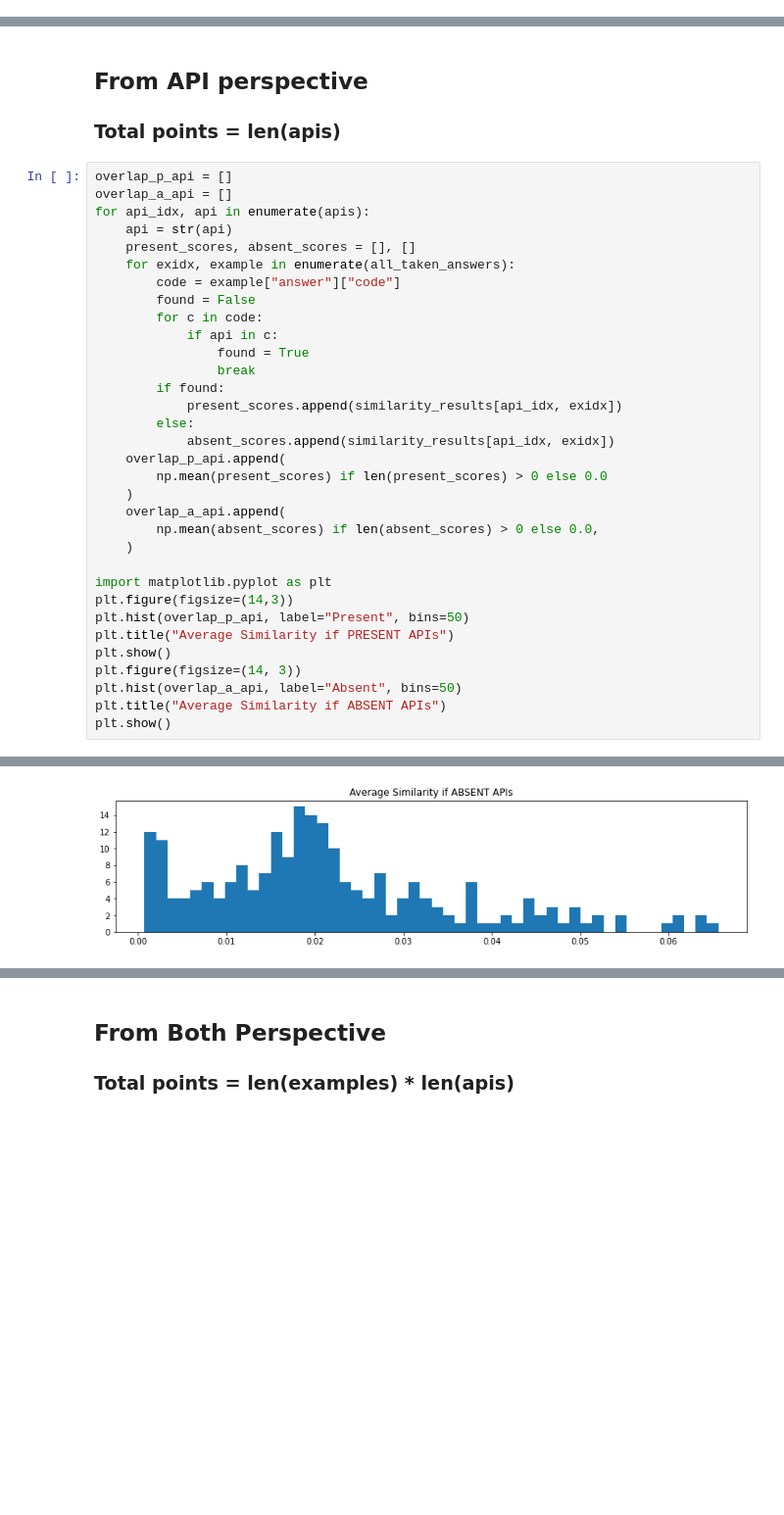
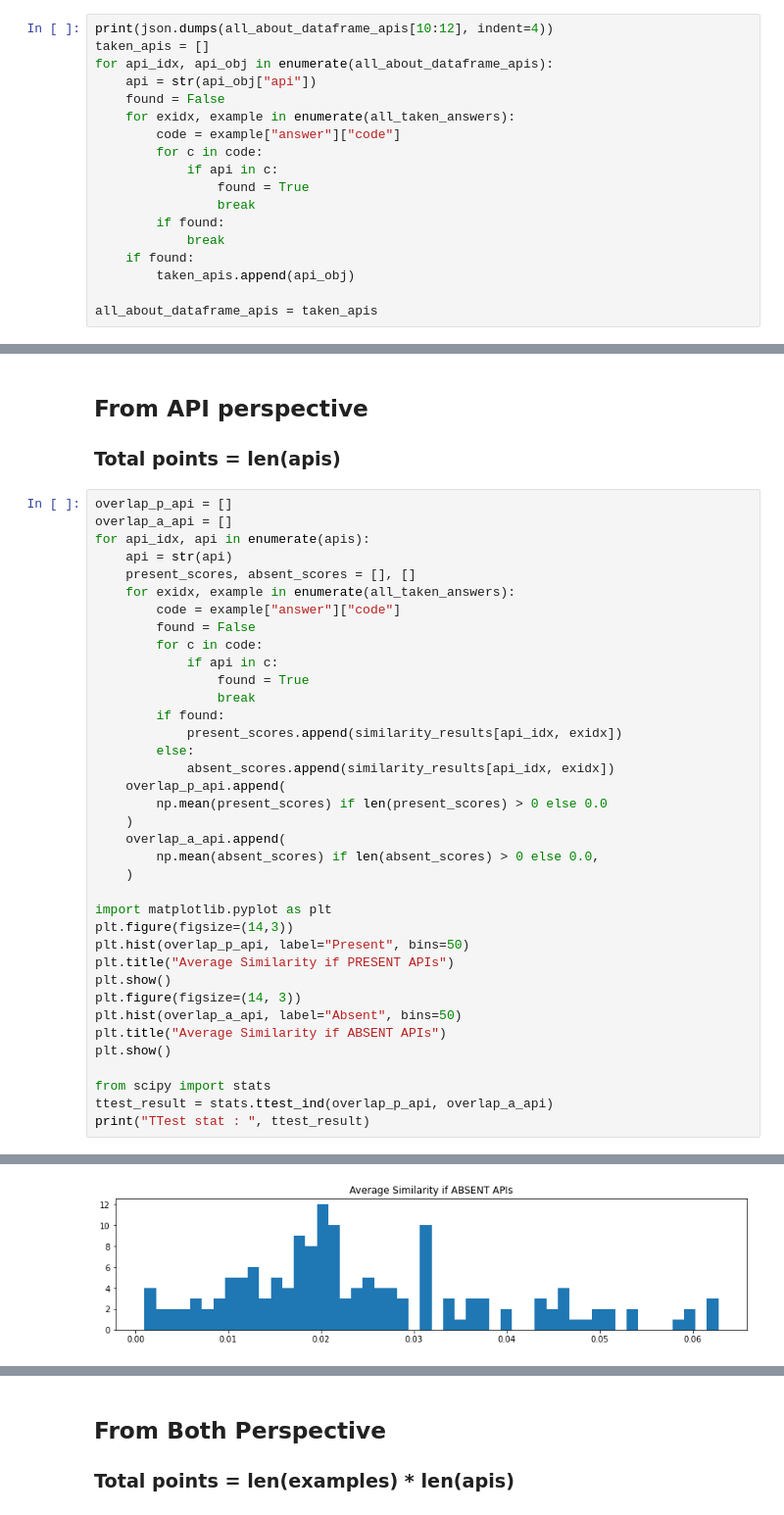
Before and after one commit to saikat107/mahout, a Jupyter notebook: analysis_with_documentation.ipynb, the cells around one changed output, grey strips where cells are left out. Shown at 98% size. Drawn from its saved outputs; the diff is of its cells as text; blank space fills up the shorter version.

Commit message:
T stat result added

```diff
--- a/analysis_with_documentation.ipynb
+++ b/analysis_with_documentation.ipynb
@@ -97,3 +101,21 @@ for part in range(1, 4):
 print(len(all_taken_answers))
 # %% [output]
 659
+# %%
+print(json.dumps(all_about_dataframe_apis[10:12], indent=4))
+taken_apis = []
+for api_idx, api_obj in enumerate(all_about_dataframe_apis):
+    api = str(api_obj["api"])
+    found = False
+    for exidx, example in enumerate(all_taken_answers):
+        code = example["answer"]["code"]
+        for c in code:
+            if api in c:
+                found = True
+                break
+        if found:
+            break
+    if found:
+        taken_apis.append(api_obj)
+
+all_about_dataframe_apis = taken_apis
@@ -270,4 +309,8 @@ plt.figure(figsize=(14, 3))
 plt.hist(overlap_a_api, label="Absent", bins=50)
 plt.title("Average Similarity if ABSENT APIs")
 plt.show()
+
+from scipy import stats
+ttest_result = stats.ttest_ind(overlap_p_api, overlap_a_api)
+print("TTest stat : ", ttest_result)
 # %% [output]
@@ -275 +318 @@ plt.show()
-[figure, old version]
+[figure, new version]
```
Also changed, not shown: parts of 17 cells of this notebook.
